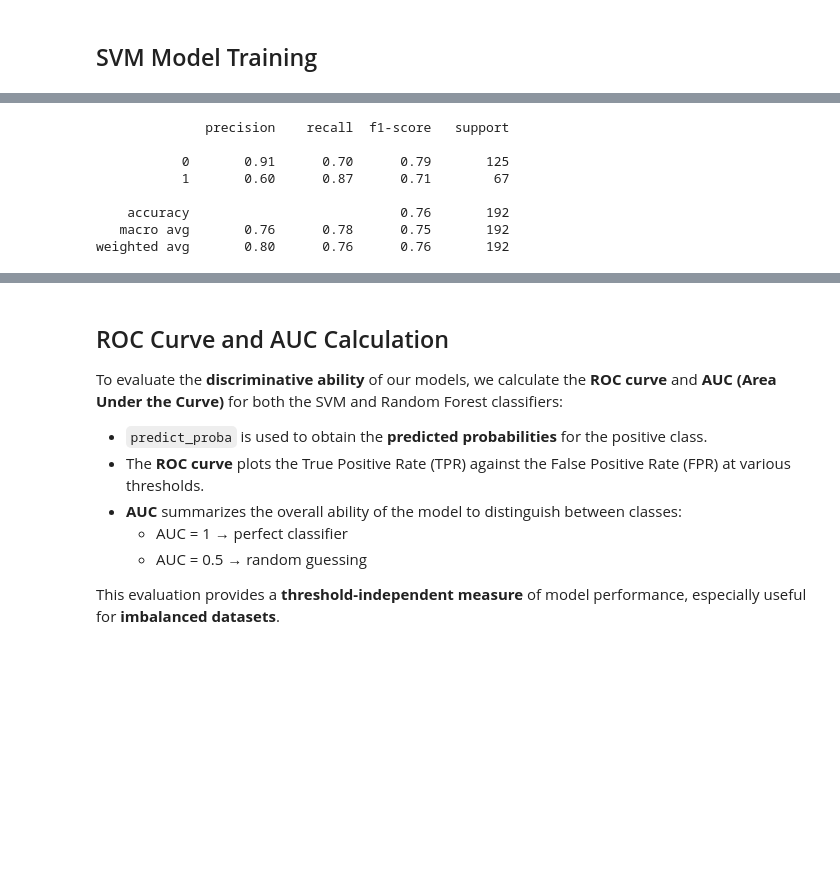
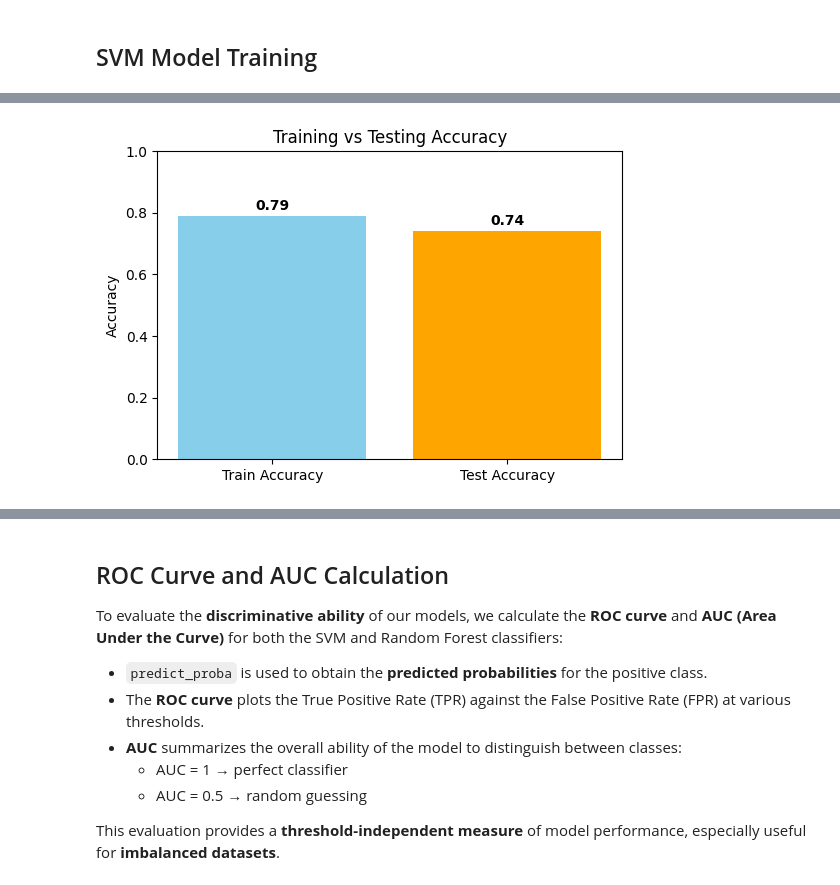
Before and after one commit to Bivid-npr/machine_learning_for_diabetes, a Jupyter notebook: ML_for_diabetes.ipynb, the cells around one changed output, grey strips where cells are left out. Cells and saved outputs as stored; diff of their text form; code cells hidden in the pictures; blank space fills up the shorter version.

```diff
--- a/ML_for_diabetes.ipynb
+++ b/ML_for_diabetes.ipynb
@@ -435,9 +565,10 @@ The model is trained on the preprocessed training set and will be evaluated on t
 # %%
 rf_model = RandomForestClassifier(
     class_weight={0: 1, 1: 3},
-    max_depth=10,
-    min_samples_leaf=12,
-    min_samples_split=20,
+    max_depth=best_params_rf['max_depth'],
+    min_samples_leaf=best_params_rf['min_samples_leaf'],
+    min_samples_split=best_params_rf['min_samples_split'],
+    max_features=best_params_rf['max_features'],
     random_state=42,
 )
 
@@ -456,6 +591,6 @@ Just like in the evaluation of SVM model, Random forest model will also be evalu
 # %%
-y_pred_train = rf_model.predict(X_train)
-print(classification_report(y_train, y_pred_train))
+y_pred_train_rf = rf_model.predict(X_train)
+print(classification_report(y_train, y_pred_train_rf))
 # %% [output]
               precision    recall  f1-score   support
 
@@ -491,12 +623,21 @@ plt.show()
-# %%
-print(classification_report(y_test, y_pred_rf))
-# %% [output]
-              precision    recall  f1-score   support
-
-           0       0.91      0.70      0.79       125
-           1       0.60      0.87      0.71        67
-
-    accuracy                           0.76       192
-   macro avg       0.76      0.78      0.75       192
-weighted avg       0.80      0.76      0.76       192
+# %%
+# Calculate accuracy
+train_acc = accuracy_score(y_train, y_pred_train_rf)
+test_acc = accuracy_score(y_test, y_pred_svm)
+
+# Prepare data
+accuracies = [train_acc, test_acc]
+labels = ['Train Accuracy', 'Test Accuracy']
+
+# Plot bar graph
+plt.figure(figsize=(6,4))
+plt.bar(labels, accuracies, color=['skyblue', 'orange'])
+plt.ylim(0, 1)  # accuracy ranges from 0 to 1
+plt.ylabel('Accuracy')
+plt.title('Training vs Testing Accuracy')
+for i, v in enumerate(accuracies):
+    plt.text(i, v + 0.02, f"{v:.2f}", ha='center', fontweight='bold')
+plt.show()
+# %% [output]
+[figure, added]
 # %% [markdown]
```
Also changed, not shown: parts of 37 cells of this notebook.
